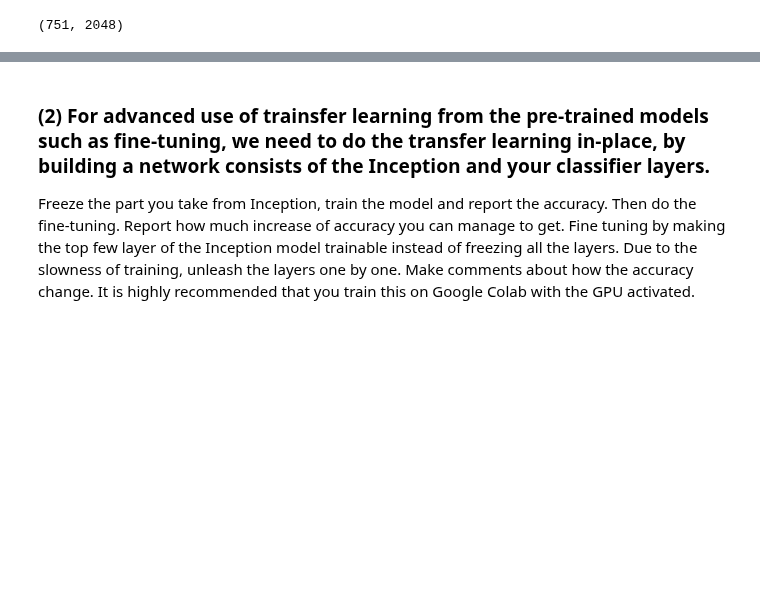
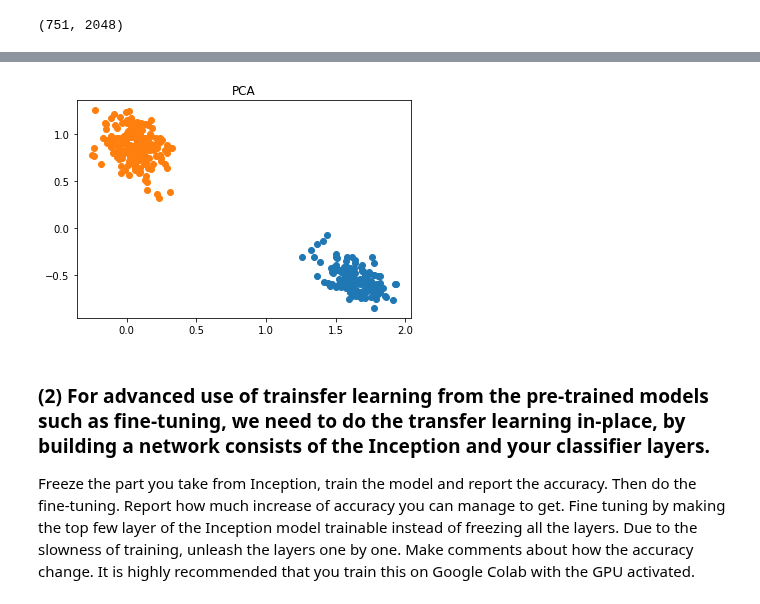
Before and after one commit to zmiller22/AM216, a Jupyter notebook: HW4/P2-Copy2.ipynb, the cells around one changed output, grey strips where cells are left out. Saved outputs shown, nothing was run; the diff lists cells and outputs as text; code cells hidden in the pictures; blank space fills up the shorter version.

```diff
--- a/HW4/P2-Copy2.ipynb
+++ b/HW4/P2-Copy2.ipynb
@@ -225,3 +278,10 @@ for i in range(2):
+# %%
+for i in range(2):
+    plt.plot(pca_img_emb.transpose()[0][lbls==i],pca_img_emb.transpose()[1][lbls==i],'.',markersize=12)
+plt.title("PCA")
+plt.show()
+# %% [output]
+[figure, added]
 # %% [markdown]
 ### (2) For advanced use of trainsfer learning from the pre-trained models such as fine-tuning, we need to do the transfer learning in-place, by building a network consists of the Inception and your classifier layers.
 Freeze the part you take from Inception, train
```
Also changed, not shown: parts of 29 cells of this notebook, 1 other file.
